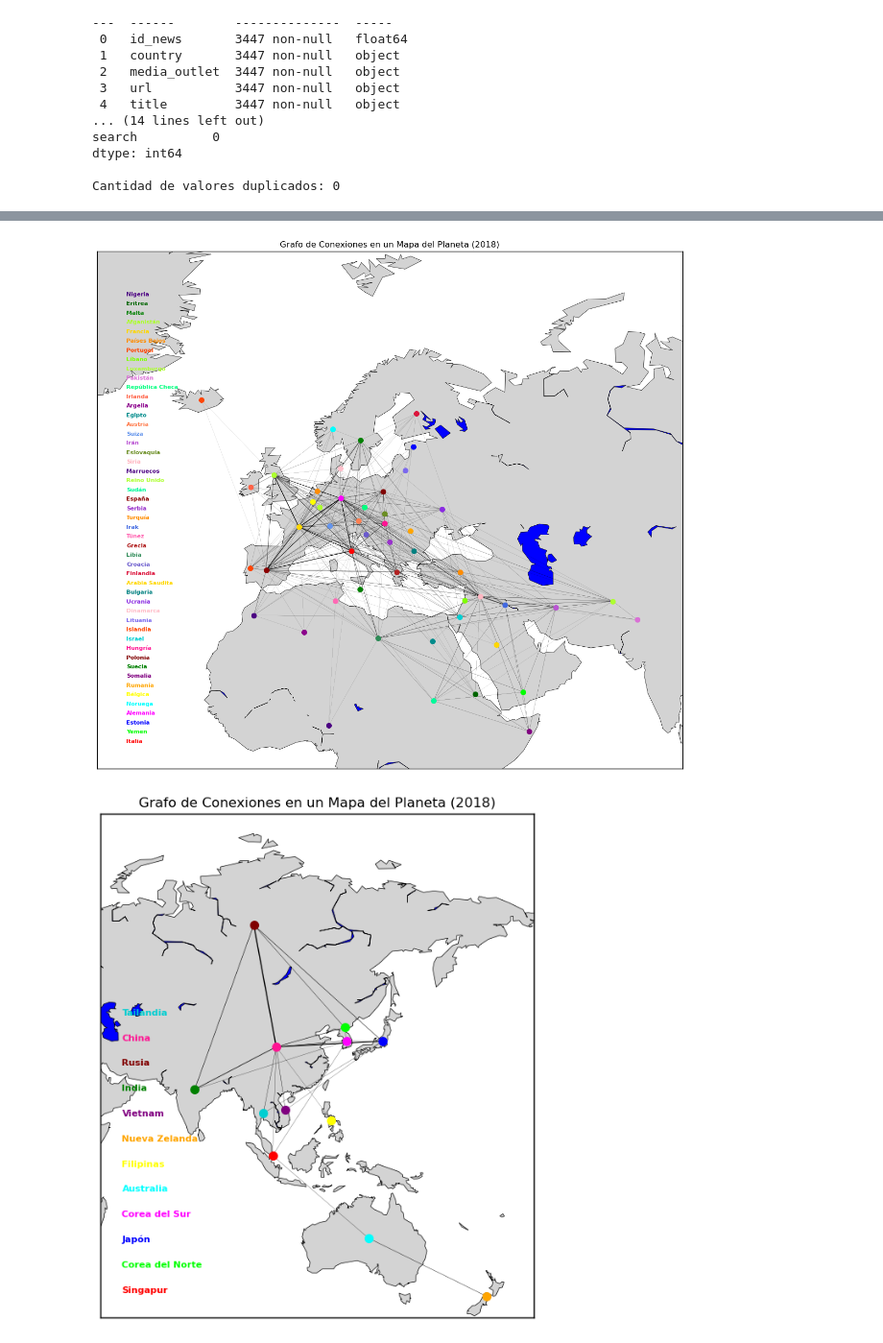
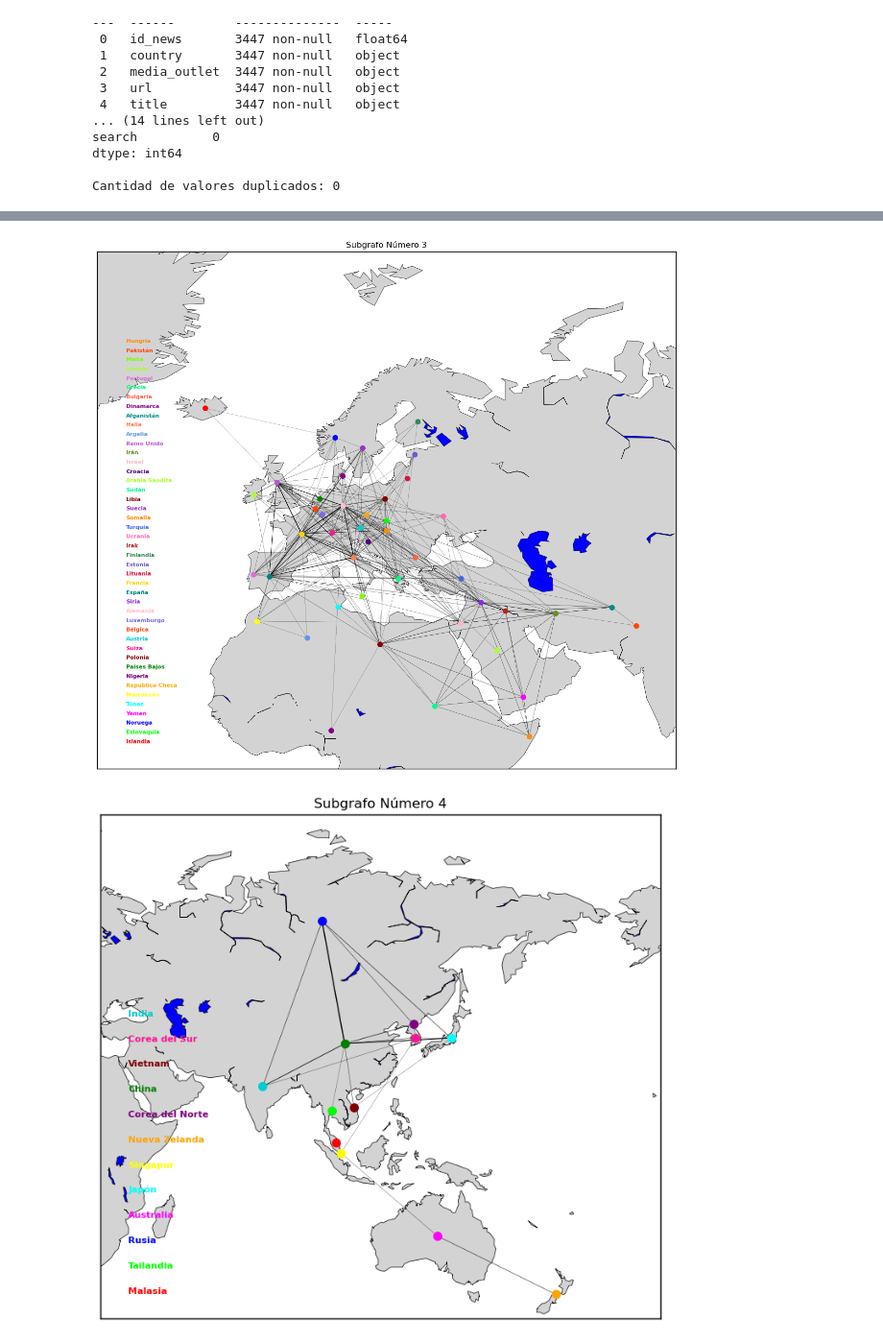
Before and after one commit to cristian-cmyk4/Noticias-de-prensa-Chilenas, a Jupyter notebook: Proyecto_INFO343.ipynb, the cells around one changed output, grey strips where cells are left out. Shown at 96% size. Drawn from its saved outputs; the diff is of its cells as text; code cells hidden in the pictures.

```diff
--- a/Proyecto_INFO343.ipynb
+++ b/Proyecto_INFO343.ipynb
@@ -111,4 +185,12 @@ for elemento1, elemento2, elemento3 in zip(paises_data,gentilicios,gentilicios_p
 # %%
+## Agregamos nuestra lista de países al dataset
 dataset['pais'] = paises_unicos
+
+## Mantenemos las filas que tengas mas de un país en la columnas de los países
 dataset = dataset[dataset['pais'].apply(lambda x: len(x) > 1)]
+
+## Filtramos la fecha desde el 2016 al 2021
+dataset = dataset[(dataset['date'].dt.year >=2016) & (dataset['date'].dt.year<=2021)]
+
+## Creamos un nuevo dataframe que tendrá solo la columna del id de la noticia y los países mencionados
 df_network = dataset[['id_news','pais']]
@@ -241,16 +362,19 @@ colores = ['#FF0000', '#00FF00', '#0000FF', '#FF00FF', '#00FFFF', '#FFFF00', '#F
            '#4B0082', '#800080', '#8B008B', '#000080', '#00008B', '#1E90FF', '#00BFFF', '#008080',
            '#00FF7F', '#32CD32', '#9ACD32', '#FF0000', '#FF69B4']
 # %%
+# Ahora visualizamos la comunidad creada en América del Norte y América Central
 fig = plt.figure(figsize=(12, 8))
-import matplotlib.colors as mcolors
 
+# Visualizamos la primera componente
 graph = 0
 
+## Calculamos la latitud y longitud promedio de los países en el primero subgrafo
 lat_prom = np.mean([coordenadas[country][0] for country in comunidades[graph]])
 lon_prom = np.mean([coordenadas[country][1] for country in comunidades[graph]])
 
+## Designamos el lugar que se visualizará en el mapa
 delta_lat = 45
-delta_lon = 40
+delta_lon = 60
 m = Basemap(projection='mill', llcrnrlat=lat_prom-delta_lat, urcrnrlat=lat_prom+delta_lat,
             llcrnrlon=lon_prom-delta_lon, urcrnrlon=lon_prom+delta_lon, resolution='c')
 
@@ -258,22 +382,20 @@ m.drawcoastlines(linewidth=0.5)
 m.fillcontinents(color='lightgray', lake_color='white')
 m.drawmapboundary(fill_color='white')
 
-labels = nx.get_edge_attributes(subgrafos[graph], 'weight')
-
-
-
 pos = {}
 for country ,color in zip(comunidades[graph], colores):
     x, y = m(coordenadas[country][1], coordenadas[country][0])
     pos[country] = (x, y)
     m.plot(x, y, 'o', markersize=7, color=color)
 
+labels = nx.get_edge_attributes(subgrafos[graph], 'weight')
 weights = list(labels.values())
 max_weight = max(weights)
-normalized_weights = [weight / max_weight for weight in weights]
+normalized_weights = [(weight / max_weight)+0.1 for weight in weights]
 
 nx.draw_networkx_edges(subgrafos[graph], pos, width=normalized_weights, alpha=1, edge_color='black', arrows=False)
 
+#Designamos el lugar donde irán las etiquetas
 corner_x = 0.05
 corner_y = 0.05
 offset_x = 0.0
@@ -287,6 +409,6 @@ for country, color in zip(comunidades[graph], colores):
     corner_y += offset_y
     corner_x += offset_x
 
-plt.title("Grafo de Conexiones en un Mapa del Planeta (2018)")
+plt.title("Subgrafo Número 1")
 plt.show()
 # %% [output]
@@ -344,9 +461,7 @@ plt.show()
 # %%
 fig = plt.figure(figsize=(15, 15))
-import matplotlib.colors as mcolors
 
 graph = 2
-
 lat_prom = np.mean([coordenadas[country][0] for country in comunidades[graph]])
 lon_prom = np.mean([coordenadas[country][1] for country in comunidades[graph]])
 
@@ -359,18 +474,16 @@ m.drawcoastlines(linewidth=0.5)
 m.fillcontinents(color='lightgray', lake_color='blue')
 m.drawmapboundary(fill_color='white')
 
-labels = nx.get_edge_attributes(subgrafos[graph], 'weight')
-
-
 pos = {}
 for country ,color in zip(comunidades[graph], colores):
     x, y = m(coordenadas[country][1], coordenadas[country][0])
     pos[country] = (x, y)
     m.plot(x, y, 'o', markersize=7, color=color)
 
+labels = nx.get_edge_attributes(subgrafos[graph], 'weight')
 weights = list(labels.values())
 max_weight = max(weights)
-normalized_weights = [weight / max_weight for weight in weights]
+normalized_weights = [(weight / max_weight)+0.1 for weight in weights]
 
 nx.draw_networkx_edges(subgrafos[graph], pos, width=normalized_weights, alpha=1, edge_color='black', arrows=False)
 
@@ -379,7 +492,7 @@ corner_y = 0.05
 offset_x = 0.0
 offset_y = 0.018
 
-# Agregar etiquetas de los países en la esquina
+
 for country, color in zip(comunidades[graph], colores):
     x, y = m(coordenadas[country][1], coordenadas[country][0])
     plt.annotate(country, xy=(x, y), xytext=(corner_x, corner_y),
@@ -387,58 +500,55 @@ for country, color in zip(comunidades[graph], colores):
     corner_y += offset_y
     corner_x += offset_x
 
-plt.title("Grafo de Conexiones en un Mapa del Planeta (2018)")
+plt.title("Subgrafo Número 3")
 plt.show()
 # %% [output]
-[figure, old version]
+[figure, new version]
 # %%
 fig = plt.figure(figsize=(12, 8))
-import matplotlib.colors as mcolors
+
 
 graph = 3
-
 lat_prom = np.mean([coordenadas[country][0] for country in comunidades[graph]])
 lon_prom = np.mean([coordenadas[country][1] for country in comunidades[graph]])
 
 delta_lat = 65
-delta_lon = 70
+delta_lon = 90
 m = Basemap(projection='mill', llcrnrlat=lat_prom-delta_lat, urcrnrlat=lat_prom+delta_lat,
             llcrnrlon=lon_prom-delta_lon, urcrnrlon=lon_prom+delta_lon, resolution='c')
 
 m.drawcoastlines(linewidth=0.5)
 m.fillcontinents(color='lightgray', lake_color='blue')
 m.drawmapboundary(fill_color='white')
 
-labels = nx.get_edge_attributes(subgrafos[graph], 'weight')
-
-
 pos = {}
 for country ,color in zip(comunidades[graph], colores):
     x, y = m(coordenadas[country][1], coordenadas[country][0])
     pos[country] = (x, y)
     m.plot(x, y, 'o', markersize=7, color=color)
 
+labels = nx.get_edge_attributes(subgrafos[graph], 'weight')
 weights = list(labels.values())
 max_weight = max(weights)
 normalized_weights = [weight / max_weight for weight in weights]
 
 nx.draw_networkx_edges(subgrafos[graph], pos, width=normalized_weights, alpha=1, edge_color='black', arrows=False)
 
 corner_x = 0.05
 corner_y = 0.05
 offset_x = 0.0
 offset_y = 0.05
 
-# Agregar etiquetas de los países en la esquina
+
 for country, color in zip(comunidades[graph], colores):
     x, y = m(coordenadas[country][1], coordenadas[country][0])
     plt.annotate(country, xy=(x, y), xytext=(corner_x, corner_y),
                  textcoords='axes fraction', color=color, fontsize=8, fontweight='bold')
     corner_y += offset_y
     corner_x += offset_x
 
-plt.title("Grafo de Conexiones en un Mapa del Planeta (2018)")
+plt.title("Subgrafo Número 4")
 plt.show()
 # %% [output]
-[figure, old version]
+[figure, new version]
 # %% [markdown]
```
Also changed, not shown: parts of 39 cells of this notebook, 5 other files.
